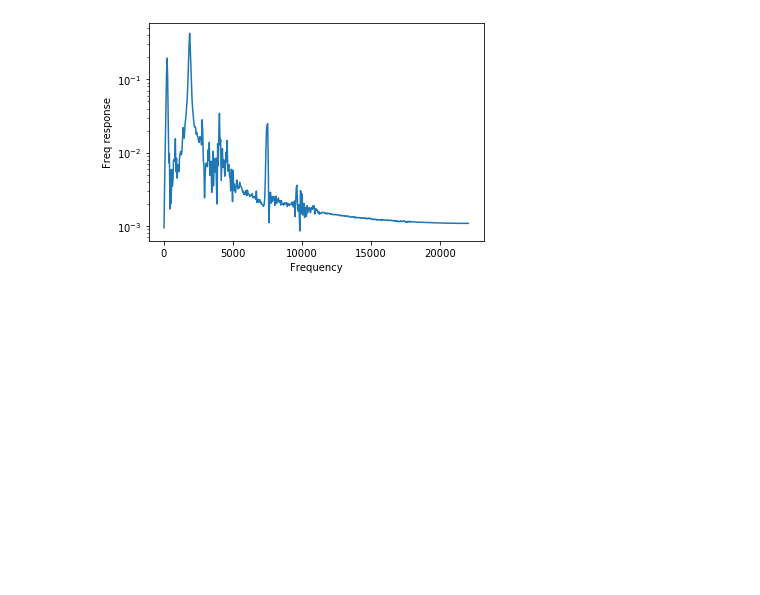
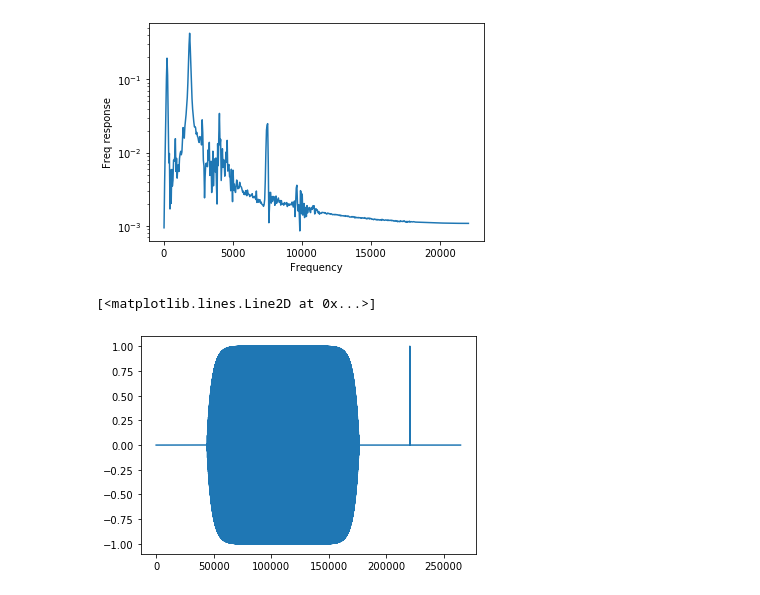
Before and after one commit to JingbiaoMei/Cambridge-Blue-Noise, a Jupyter notebook: Chirps.ipynb, the cells around one changed output. Saved outputs shown, nothing was run; the diff lists cells and outputs as text; code cells hidden in the pictures; blank space fills up the shorter version.

Commit message:
log chirp update

```diff
--- a/Chirps.ipynb
+++ b/Chirps.ipynb
@@ -88,3 +120,9 @@ plt.show()
 # %% [output]
 1024
 [figure]
+# %%
+tst_op = np.concatenate((np.zeros(1*fs), chirp_signal, np.zeros(1*fs), np.ones(20), np.zeros(1*fs)), axis=None)
+plt.plot(tst_op)
+# %% [output]
+[<matplotlib.lines.Line2D at 0x...>]
+[figure, added]
```
Also changed, not shown: parts of 18 cells of this notebook, 2 other files.
